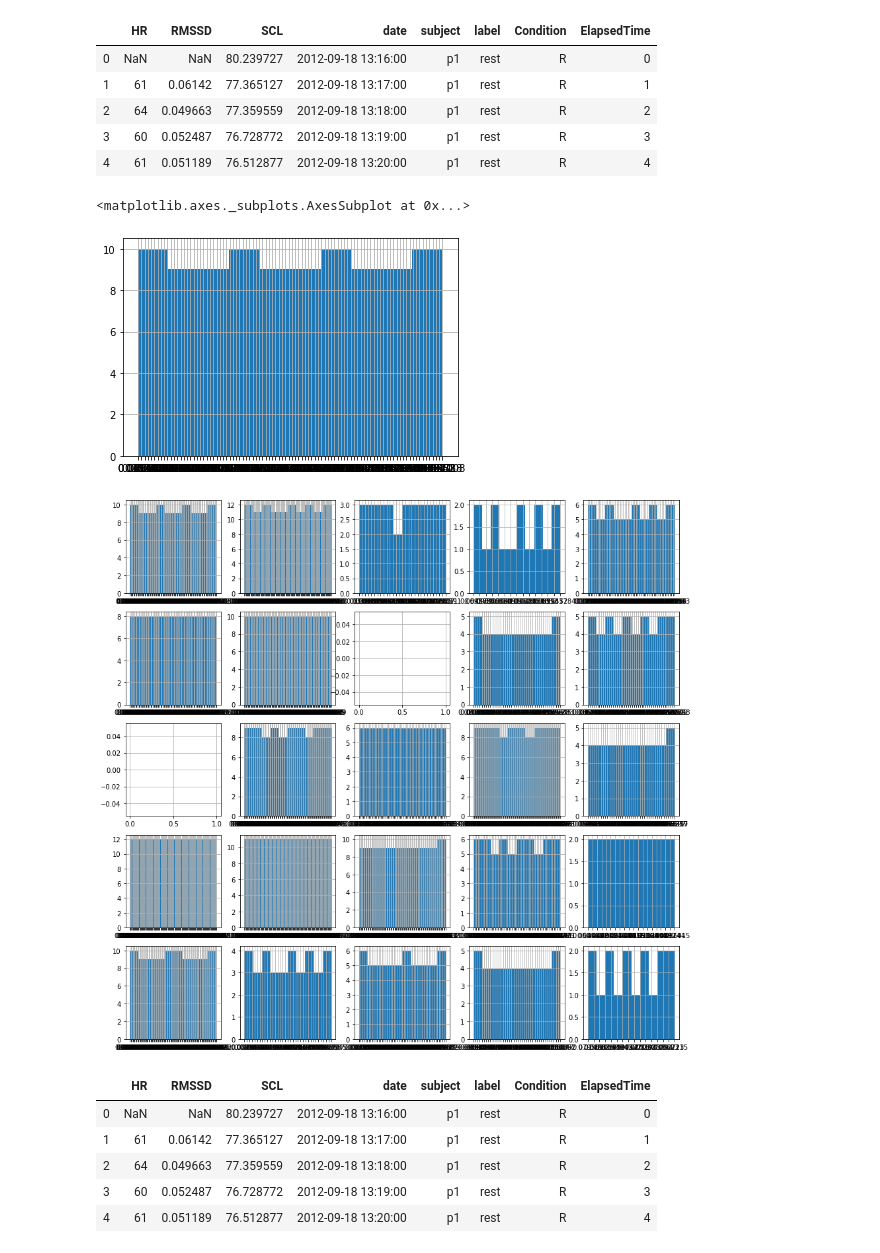
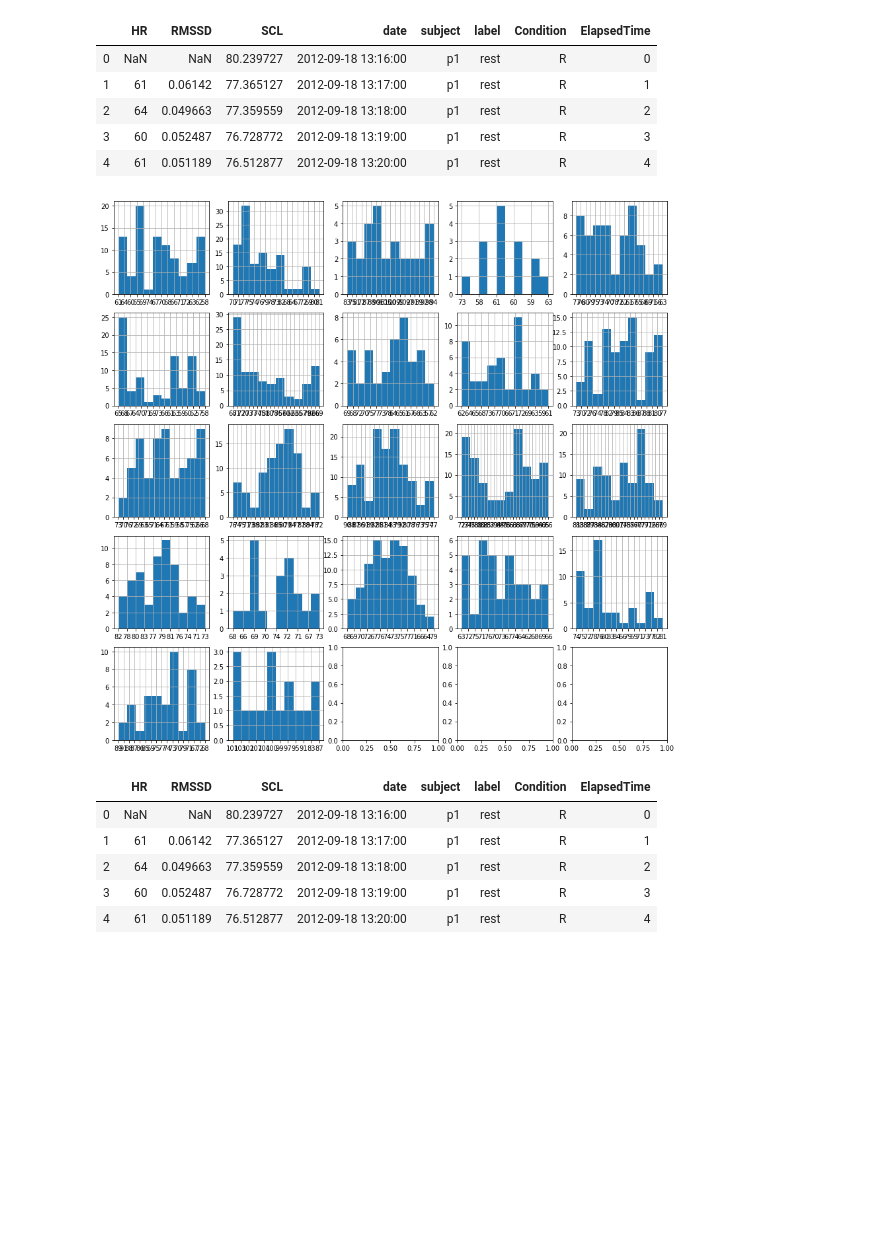
Before and after one commit to SachinGokal/capstone-two, a Jupyter notebook: notebooks/unprocessed.ipynb, the cells around one changed output. Cells and saved outputs as stored; diff of their text form; code cells hidden in the pictures; blank space fills up the shorter version.

```diff
--- a/notebooks/unprocessed.ipynb
+++ b/notebooks/unprocessed.ipynb
@@ -5,7 +5,7 @@ import matplotlib.pyplot as plt
 from sklearn.ensemble import GradientBoostingRegressor, RandomForestClassifier
 from sklearn.model_selection import train_test_split, GridSearchCV
 # %%
-df = pd.read_csv('../data/unprocessed/unprocessed.csv')
+df = pd.read_csv('../data/unprocessed/unprocessed.csv'
 # %%
 df.info()
 # %% [output]
@@ -160,18 +167,16 @@ df.head()
 | 4 | 61 | 0.051189 | 76.512877 | 2012-09-18 13:20:00 | p1 | rest | R | 4 |
 # %%
 subjects = df['subject'].unique()
+# %%
+subjects = subjects[(subjects != ['p8'])]
+subjects = subjects[(subjects != ['p11'])]
+subjects = subjects[(subjects != ['p15'])]
 # %%
-fig, ax = plt.subplots(5, 5, figsize=(15, 15))
-df[df['subject'] == 'p1']['RMSSD'].hist(bins=10)
+fig, axs = plt.subplots(5, 5, figsize=(15, 15))
+for ax, subject in zip(axs.flatten(), subjects):
+    df[df['subject'] == (subject)]['HR'].hist(ax=ax)
 # %% [output]
-<matplotlib.axes._subplots.AxesSubplot at 0x...>
-[figure, old version]
+[figure, new version]
-# %%
-fig, axs = plt.subplots(5, 5, figsize=(15, 15))
-for ax, subject in zip(axs.flatten(), subjects):
-    df[df['subject'] == (subject)]['RMSSD'].hist(ax=ax)
-# %% [output]
-[figure, removed]
 # %%
 df.head()
 # %% [output]
```
Also changed, not shown: parts of 8 cells of this notebook, 1 other file.
